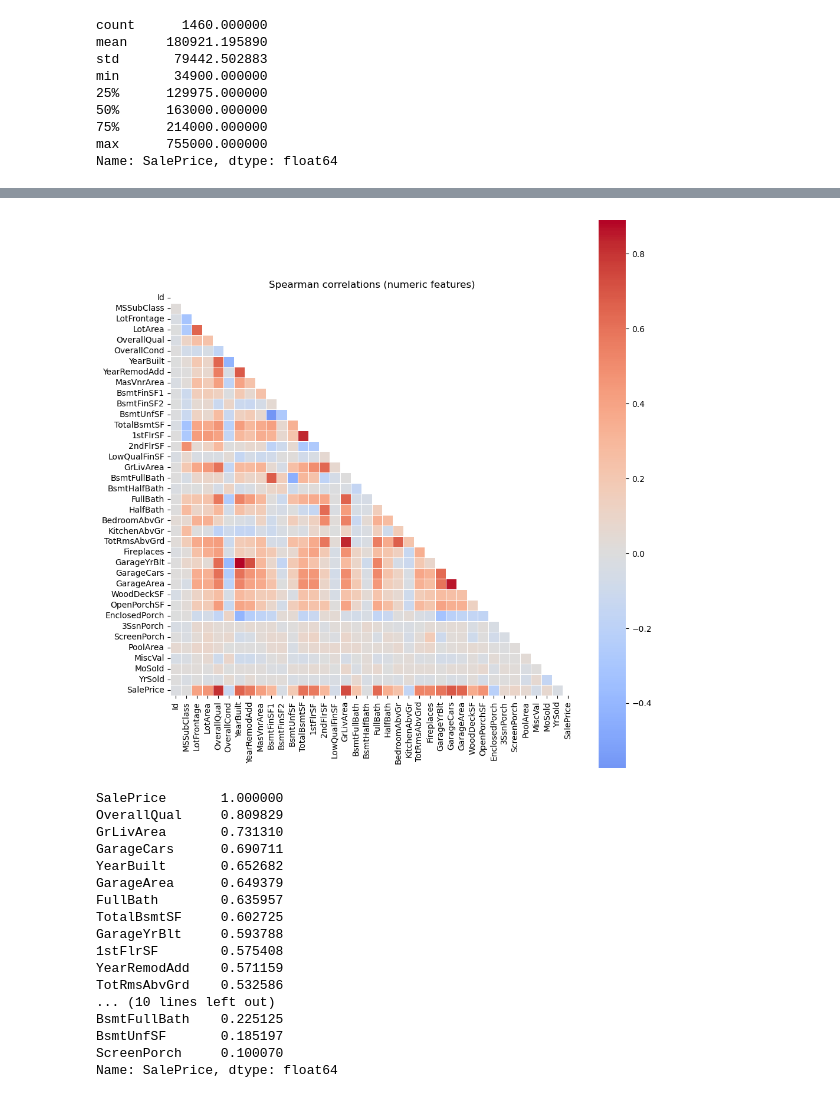
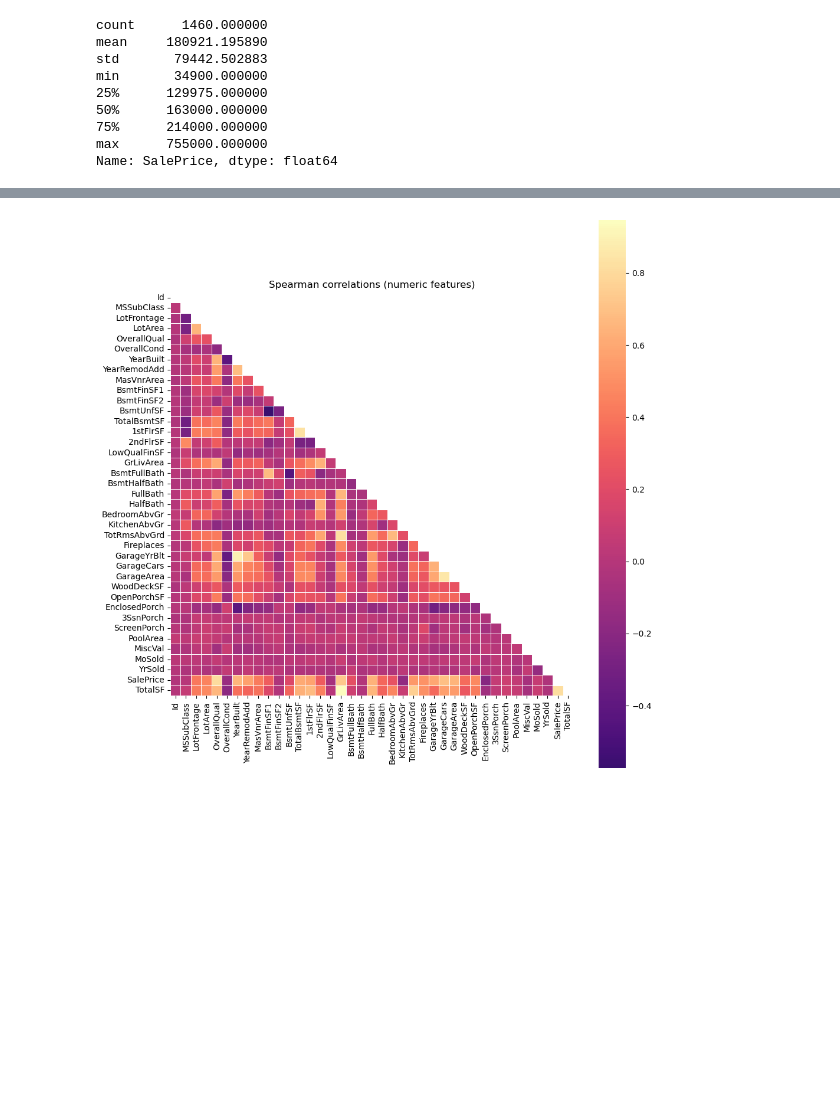
Before and after one commit to blazekotsenburg/kaggle_home_price_pred_playground, a Jupyter notebook: eda.ipynb, the cells around one changed output, grey strips where cells are left out. Drawn from its saved outputs; the diff is of its cells as text; code cells hidden in the pictures; blank space fills up the shorter version.

```diff
--- a/eda.ipynb
+++ b/eda.ipynb
@@ -121,3 +162,8 @@ This seems to represent somewhat real world data where the amount of expensive h
+# %%
+def total_sqft(row: pd.Series):
+    return np.sum([row["GrLivArea"], row["1stFlrSF"], row["2ndFlrSF"], row["TotalBsmtSF"]])
+
+df_train["TotalSF"] = df_train.apply(func=total_sqft, axis=1)
 # %%
 num = df_train.select_dtypes(include=[np.number])
 spearman_target_corr = num.corrwith(df_train["SalePrice"], method="spearman").sort_values(ascending=False).to_frame()
@@ -172,32 +228,14 @@ plt.show()
 # %%
 num = df_train.select_dtypes(include=[np.number])
 corr_num = num.corr(method="spearman")
 
 mask = np.triu(np.ones_like(corr_num, dtype=bool))
 plt.figure(figsize=(10,10))
-sns.heatmap(corr_num, mask=mask, cmap="coolwarm", center=0, square=True, linewidths=.5)
+sns.heatmap(corr_num, mask=mask, cmap="magma", center=0, square=True, linewidths=.5)
 plt.title("Spearman correlations (numeric features)")
 plt.tight_layout()
 plt.show()
 
 target_corr = corr_num["SalePrice"].sort_values(ascending=False)
-display(target_corr.head(25))
 # %% [output]
-[figure, old version]
+[figure, new version]
-SalePrice       1.000000
-OverallQual     0.809829
-GrLivArea       0.731310
-GarageCars      0.690711
-YearBuilt       0.652682
-GarageArea      0.649379
-FullBath        0.635957
-TotalBsmtSF     0.602725
-GarageYrBlt     0.593788
-1stFlrSF        0.575408
-YearRemodAdd    0.571159
-TotRmsAbvGrd    0.532586
-... (10 lines left out)
-BsmtFullBath    0.225125
-BsmtUnfSF       0.185197
-ScreenPorch     0.100070
-Name: SalePrice, dtype: float64
```
Also changed, not shown: parts of 39 cells of this notebook, 13 other files.
